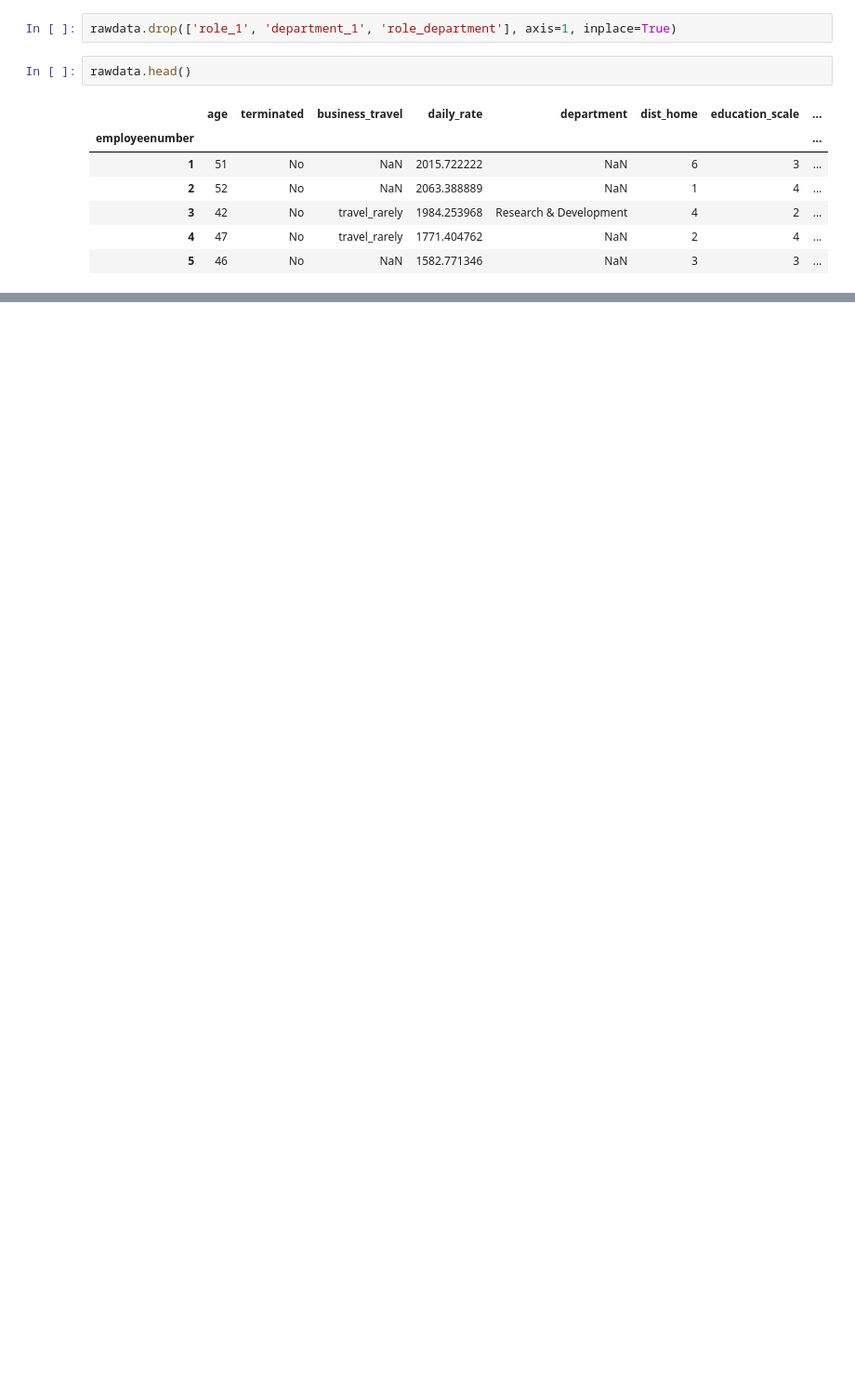
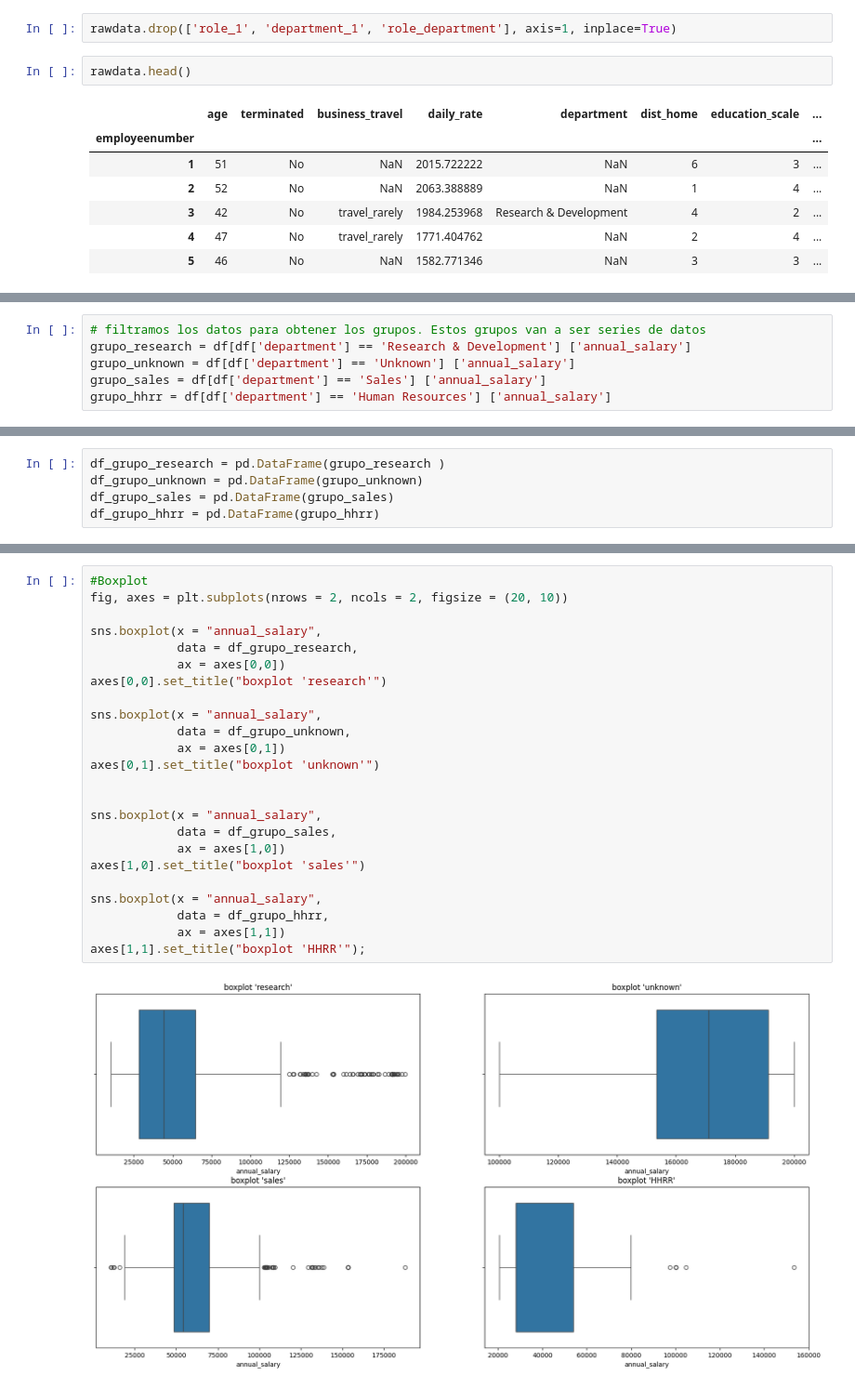
Before and after one commit to CibiPB/project-da-promo-49-INTERNO, a Jupyter notebook: Notebooks/v1.ipynb, the cells around one changed output, grey strips where cells are left out. Shown: that part at 93% size. Saved outputs shown, nothing was run; the diff lists cells and outputs as text; blank space fills up the shorter version.

```diff
--- a/Notebooks/v1.ipynb
+++ b/Notebooks/v1.ipynb
@@ -189,0 +282,6 @@ rawdata.head()
+# %%
+# filtramos los datos para obtener los grupos. Estos grupos van a ser series de datos
+grupo_research = df[df['department'] == 'Research & Development'] ['annual_salary']
+grupo_unknown = df[df['department'] == 'Unknown'] ['annual_salary']
+grupo_sales = df[df['department'] == 'Sales'] ['annual_salary']
+grupo_hhrr = df[df['department'] == 'Human Resources'] ['annual_salary']
@@ -189,0 +290,5 @@ rawdata.head()
+# %%
+df_grupo_research = pd.DataFrame(grupo_research )
+df_grupo_unknown = pd.DataFrame(grupo_unknown)
+df_grupo_sales = pd.DataFrame(grupo_sales)
+df_grupo_hhrr = pd.DataFrame(grupo_hhrr)
@@ -189,0 +322,26 @@ rawdata.head()
+# %%
+#Boxplot
+fig, axes = plt.subplots(nrows = 2, ncols = 2, figsize = (20, 10))
+
+sns.boxplot(x = "annual_salary",
+            data = df_grupo_research,
+            ax = axes[0,0])
+axes[0,0].set_title("boxplot 'research'")
+
+sns.boxplot(x = "annual_salary",
+            data = df_grupo_unknown,
+            ax = axes[0,1])
+axes[0,1].set_title("boxplot 'unknown'")
+
+
+sns.boxplot(x = "annual_salary",
+            data = df_grupo_sales,
+            ax = axes[1,0])
+axes[1,0].set_title("boxplot 'sales'")
+
+sns.boxplot(x = "annual_salary",
+            data = df_grupo_hhrr,
+            ax = axes[1,1])
+axes[1,1].set_title("boxplot 'HHRR'");
+# %% [output]
+[figure, added]
```
Also changed, not shown: parts of 17 cells of this notebook.
